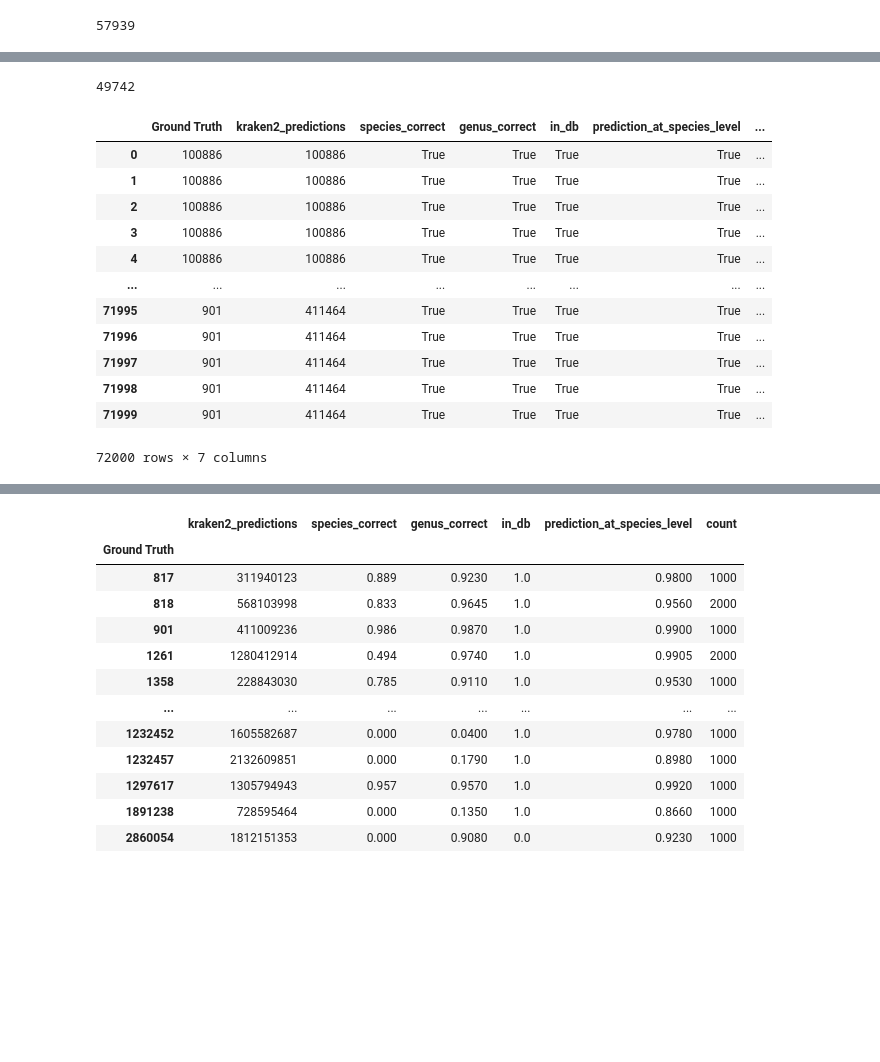
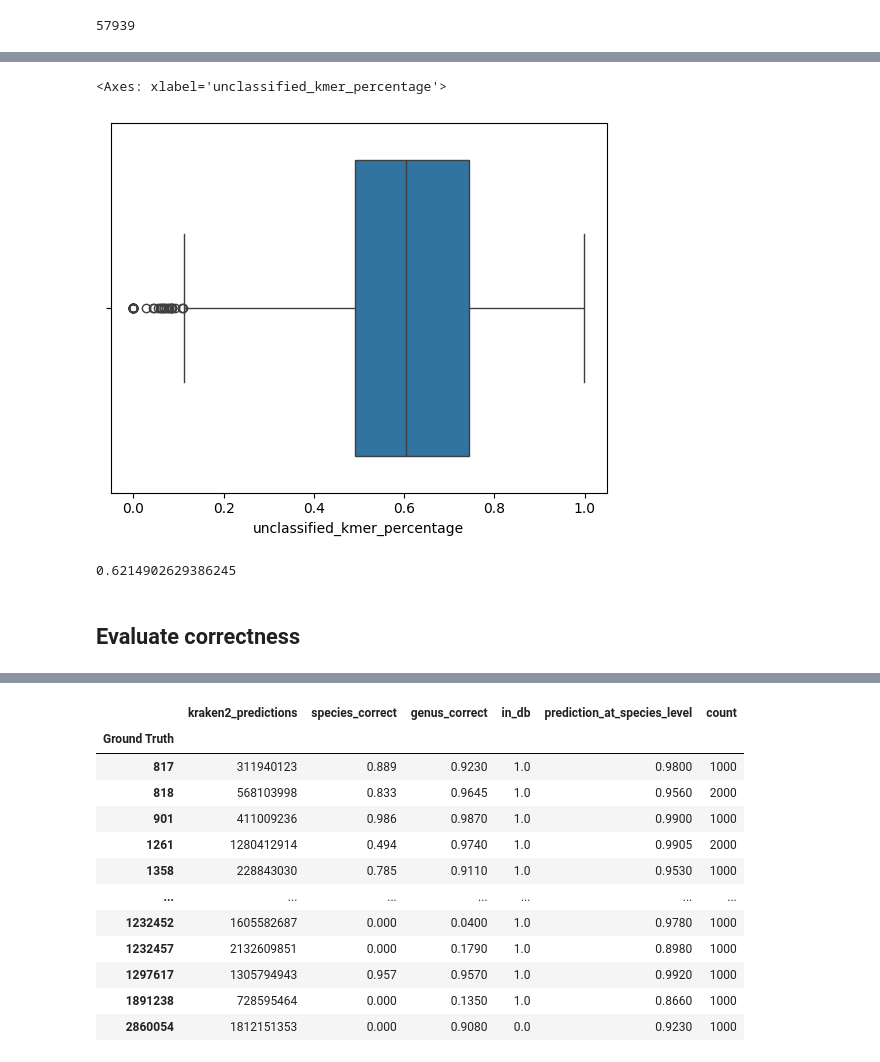
Before and after one commit to GZHoffie/tc-benchmark, a Jupyter notebook: analyzer_results.ipynb, the cells around one changed output, grey strips where cells are left out. Cells and saved outputs as stored; diff of their text form; code cells hidden in the pictures; blank space fills up the shorter version.

```diff
--- a/analyzer_results.ipynb
+++ b/analyzer_results.ipynb
@@ -30,2 +151,14 @@ len(kraken2_predictions)
+# %%
+kraken2_predictions["unclassified_kmer_percentage"] = kraken2_predictions["unclassified_kmers"] / (kraken2_predictions["read_length"] - 30)
+sns.boxplot(data=kraken2_predictions, orient='h', x="unclassified_kmer_percentage")
+# %% [output]
+<Axes: xlabel='unclassified_kmer_percentage'>
+[figure, added]
+# %%
+np.mean(kraken2_predictions["unclassified_kmer_percentage"])
+# %% [output]
+0.6214902629386245
+# %% [markdown]
+## Evaluate correctness
 # %%
 # Evaluate correctness
@@ -77,4 +198,0 @@ for i in range(len(ground_truth)):
-# %%
-np.sum(species_correct)
-# %% [output]
-49742
@@ -87,20 +198,0 @@ species_set = set(ground_truth_genus)
-# %%
-data = {"Ground Truth": ground_truth, "kraken2_predictions": kraken2_predictions, "species_correct": species_correct,
-        "genus_correct": genus_correct, "in_db": in_db, "prediction_at_species_level": prediction_at_species_level,
-        "count": np.full(len(ground_truth), 1)}
-result = pd.DataFrame(data)
-result
-# %% [output]
-|  | Ground Truth | kraken2_predictions | species_correct | genus_correct | in_db | prediction_at_species_level | ... |
-| 0 | 100886 | 100886 | True | True | True | True | ... |
-| 1 | 100886 | 100886 | True | True | True | True | ... |
-| 2 | 100886 | 100886 | True | True | True | True | ... |
-| 3 | 100886 | 100886 | True | True | True | True | ... |
-| 4 | 100886 | 100886 | True | True | True | True | ... |
-| ... | ... | ... | ... | ... | ... | ... | ... |
-| 71995 | 901 | 411464 | True | True | True | True | ... |
-| 71996 | 901 | 411464 | True | True | True | True | ... |
-| 71997 | 901 | 411464 | True | True | True | True | ... |
-| 71998 | 901 | 411464 | True | True | True | True | ... |
-| 71999 | 901 | 411464 | True | True | True | True | ... |
-72000 rows × 7 columns
```
Also changed, not shown: parts of 28 cells of this notebook, 1 other file.
